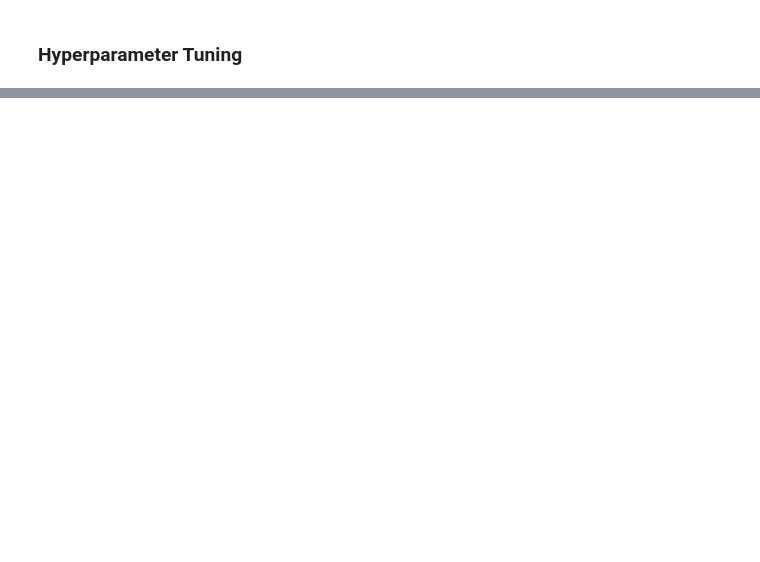
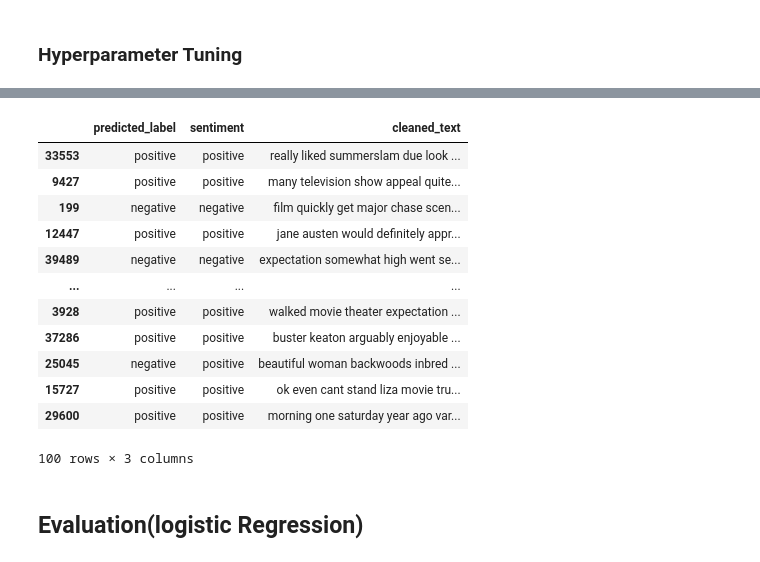
Before and after one commit to mayiquimpo/6200, a Jupyter notebook: Assignment 2.ipynb, the cells around one changed output, grey strips where cells are left out. Drawn from its saved outputs; the diff is of its cells as text; code cells hidden in the pictures; blank space fills up the shorter version.

```diff
--- a/Assignment 2.ipynb
+++ b/Assignment 2.ipynb
@@ -301,7 +324,7 @@ weighted avg       0.78      0.55      0.47        20
 ### Hyperparameter Tuning
 # %%
 # Initialize the Naive Bayes model
-nb_tfidf = MultinomialNB(alpha=0.2)
+nb_tfidf = MultinomialNB(alpha=0.1)
 
 # Train the model
 nb_tfidf.fit(X_train_tfidf, y_train)
@@ -547,0 +475,2 @@ weighted avg       0.82      0.70      0.68        20
+# %%
+sample_df = df.sample(n=100, random_state=42)
@@ -547,0 +498,28 @@ weighted avg       0.82      0.70      0.68        20
+# %%
+# Transform the text data in sample_df using the same TF-IDF vectorizer
+X_sample_tfidf = tfidf_vectorizer.transform(sample_df["cleaned_text"])
+# %%
+# Predict the labels
+predictions = nb_tfidf.predict(X_sample_tfidf)
+
+# If you need probabilities instead of labels
+probabilities = nb_tfidf.predict_proba(X_sample_tfidf)
+# %%
+sample_df["predicted_label"] = predictions
+sample_df[["predicted_label", "sentiment", "cleaned_text"]]
+# %% [output]
+|  | predicted_label | sentiment | cleaned_text |
+| 33553 | positive | positive | really liked summerslam due look ... |
+| 9427 | positive | positive | many television show appeal quite... |
+| 199 | negative | negative | film quickly get major chase scen... |
+| 12447 | positive | positive | jane austen would definitely appr... |
+| 39489 | negative | negative | expectation somewhat high went se... |
+| ... | ... | ... | ... |
+| 3928 | positive | positive | walked movie theater expectation ... |
+| 37286 | positive | positive | buster keaton arguably enjoyable ... |
+| 25045 | negative | positive | beautiful woman backwoods inbred ... |
+| 15727 | positive | positive | ok even cant stand liza movie tru... |
+| 29600 | positive | positive | morning one saturday year ago var... |
+100 rows × 3 columns
+# %% [markdown]
+## Evaluation(logistic Regression)
```
Also changed, not shown: parts of 34 cells of this notebook.
